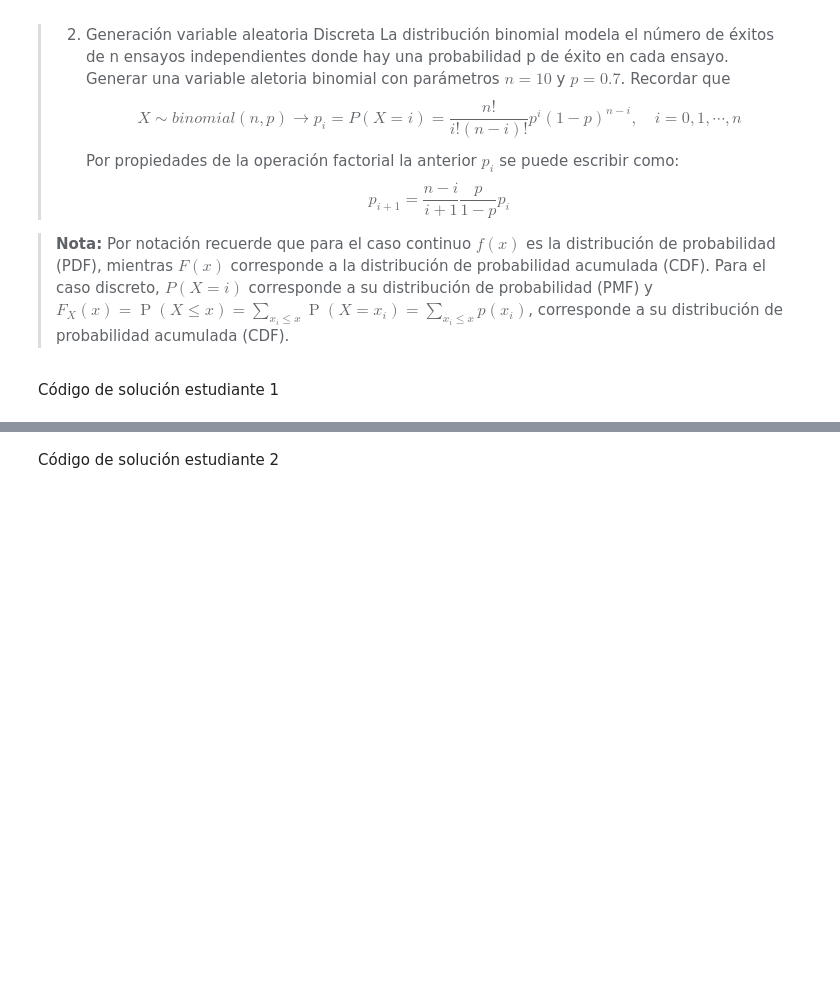
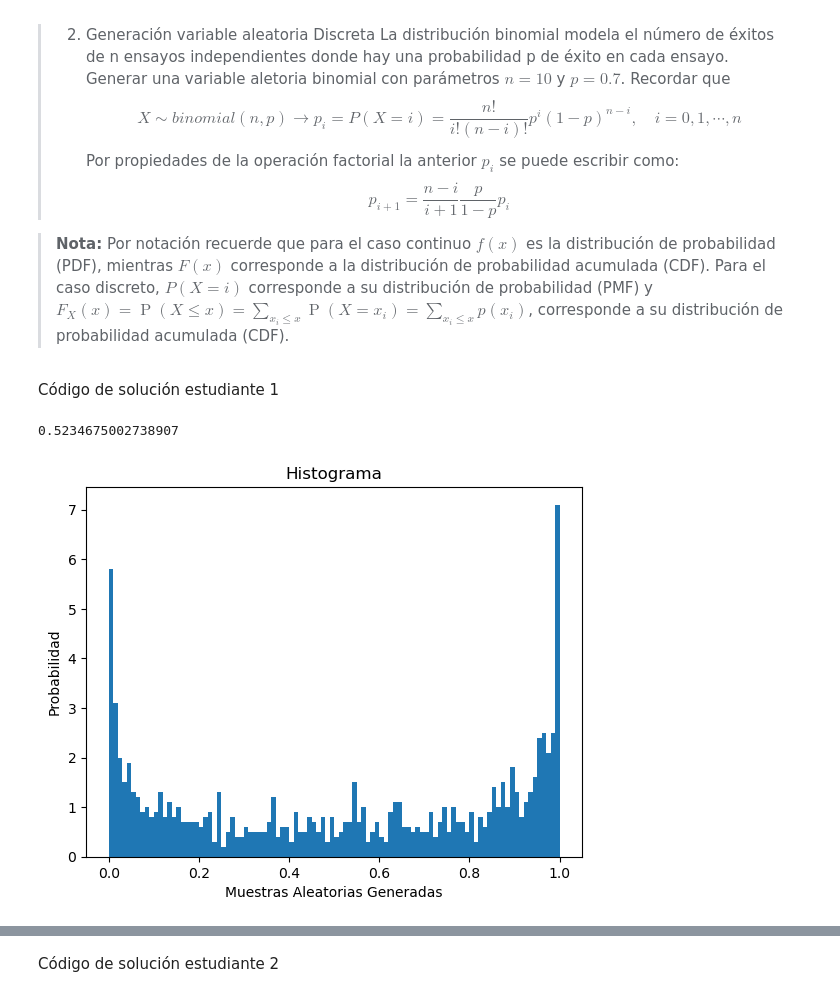
Before and after one commit to MichVT/ProyectoConjunto_MValadez_MValenzuela, a Jupyter notebook: ProyectoConjunto_MValadez_MValenzuela.ipynb, the cells around one changed output, grey strips where cells are left out. Saved outputs shown, nothing was run; the diff lists cells and outputs as text; code cells hidden in the pictures; blank space fills up the shorter version.

```diff
--- a/ProyectoConjunto_MValadez_MValenzuela.ipynb
+++ b/ProyectoConjunto_MValadez_MValenzuela.ipynb
@@ -43,0 +41,20 @@ Código de solución estudiante 1
+# %%
+# Código de solución estudiante 1
+# 1
+
+def inv_F(u):
+    return np.sin(u*np.pi/2)**2 #Función dada
+
+N = 1000 #Muestras Generadas
+u = np.random.rand(N)
+X = inv_F(u)
+
+plt.hist(X,100,density=True)
+plt.title("Histograma")
+plt.xlabel("Muestras Aleatorias Generadas")
+plt.ylabel("Probabilidad")
+print(np.mean(X))
+plt.show()
+# %% [output]
+0.5234675002738907
+[figure, added]
```
Also changed, not shown: parts of 11 cells of this notebook.
